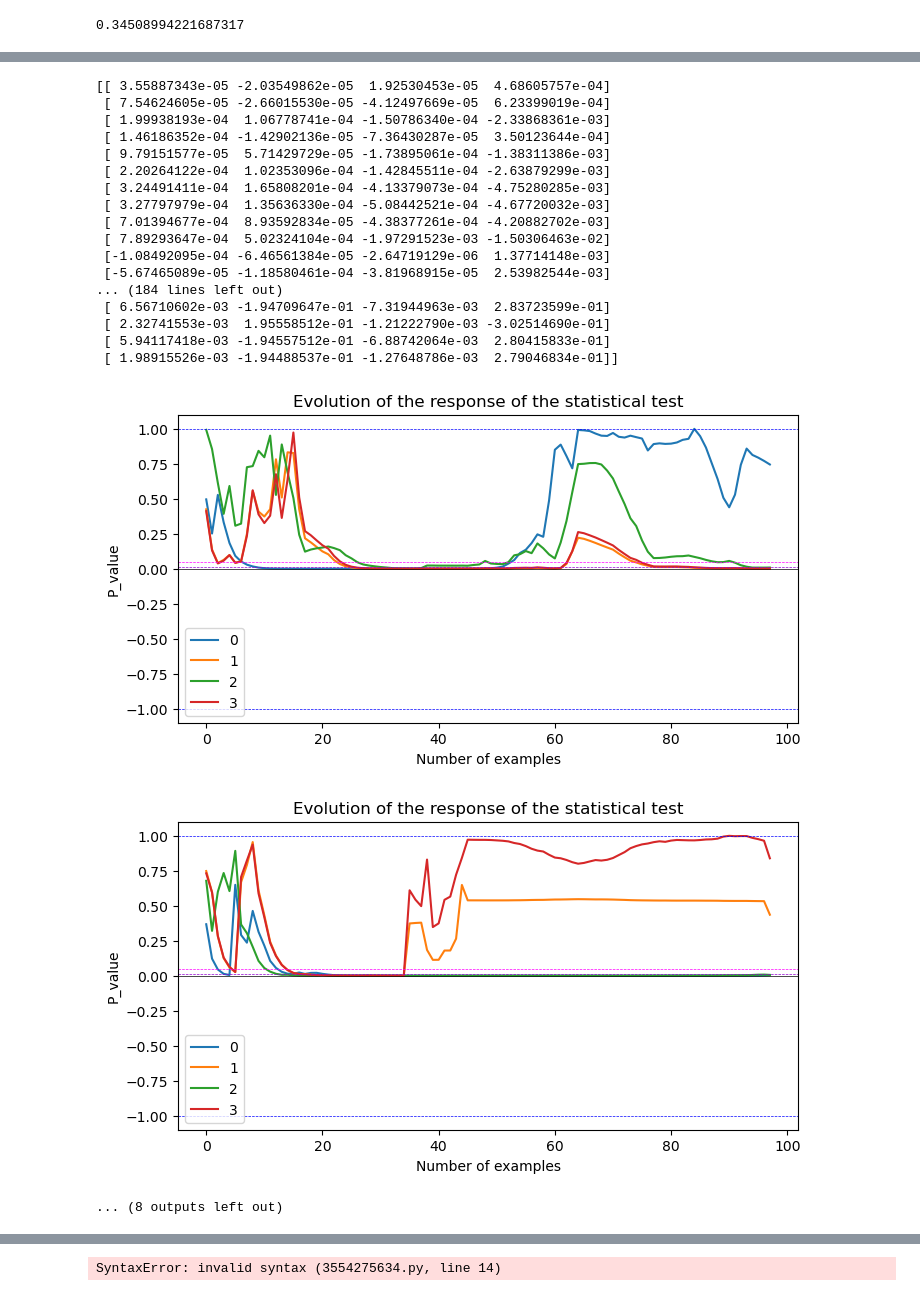
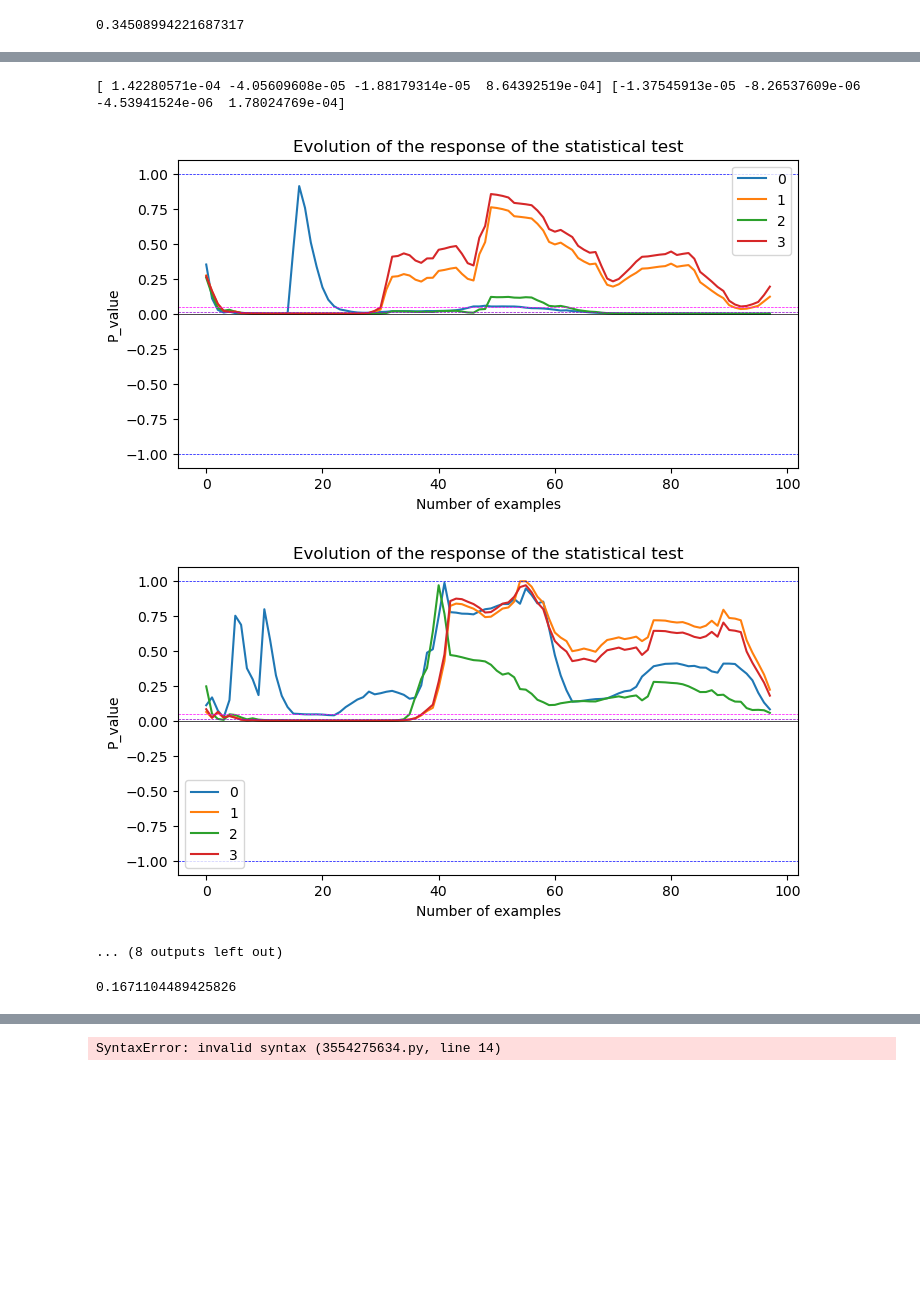
Before and after one commit to ArnaudGardille/RL-OOD-detection, a Jupyter notebook: KNN_model.ipynb, the cells around one changed output, grey strips where cells are left out. Saved outputs shown, nothing was run; the diff lists cells and outputs as text; code cells hidden in the pictures; blank space fills up the shorter version.

Commit message:
working martingal model

```diff
--- a/KNN_model.ipynb
+++ b/KNN_model.ipynb
@@ -12,14 +13,23 @@ env = instanciate_cartpole(default_values)
 # %% [markdown]
 ### Create dataset
 # %%
-def create_dataset(nb_steps = 100000,state_size = 4,action_size = 1,memory_size = 10):
+env = instanciate_cartpole(default_values)
+
+
+def create_dataset(env, nb_steps = 10000, memory_size = 10):
+
+    obs_limits = get_space_limits(env.observation_space)
+    act_limits = get_space_limits(env.action_space)
+    env = Memory(env, memory_size)
+    state_size = env.obs_limits[0].shape[0]
+    action_size = env.act_limits[0].shape[0]
+
     input_size = memory_size*(state_size+action_size)
 
     X = np.zeros((nb_steps, input_size))
     y = np.zeros((nb_steps, state_size))
 
-    env = instanciate_cartpole(default_values)
-    env = Memory(env, memory_size)
+
     observation = env.reset()
 
     pbar = trange(nb_steps)
@@ -40,7 +50,7 @@ def create_dataset(nb_steps = 100000,state_size = 4,action_size = 1,memory_size
 
     return X, y
 # %%
-X_pred, y_pred = create_dataset()
+X_pred, y_pred = create_dataset(env)
 os.makedirs(path/'Dataset'/'pred', exist_ok=True)
 np.save(path/'Dataset'/'pred'/'X.npy', X_pred)
 np.save(path/'Dataset'/'pred'/'y.npy', y_pred)
@@ -234,7 +244,8 @@ def detect_ood(nb_ep = 100,state_size = 4,action_size = 1,memory_size = 10):
 
     pbar = trange(nb_ep)
     res = []
-    err_preds = []
+    real_errors = []
+    pred_errors = []
     pred_diffs = []
 
     terminated=False
@@ -253,10 +264,13 @@ def detect_ood(nb_ep = 100,state_size = 4,action_size = 1,memory_size = 10):
 
         real_diff = np.array(observation-previous_obs)
         pred_diff = pred_model.predict(history[None,:])[0]
+        pred_error = conf_model.predict(history[None,:])[0]
         #real_diffs.append(real_diff)
         pred_diffs.append(pred_diff)
-        err_pred = real_diff - pred_diff
-        err_preds.append(err_pred)
+        real_error = real_diff - pred_diff
+        real_errors.append(real_error)
+
+        pred_errors.append(pred_error)
 
         if terminated:
             observation = env.reset()
@@ -267,12 +281,13 @@ def detect_ood(nb_ep = 100,state_size = 4,action_size = 1,memory_size = 10):
         print()
         """
     pred_diffs = np.array(pred_diffs)
-    err_preds = np.array(err_preds)
+    real_errors = np.array(real_errors)
+    pred_errors = np.array(pred_errors)
     #print(err_preds)
-    evol_test(err_preds, path/'Plots')
+    evol_test(real_errors, path/'Plots')
 
-    print(err_preds/pred_diffs)
-    res.append(corrected_test(err_preds, pred_diffs))
+    print(real_errors[0], pred_errors[0])
+    res.append(corrected_test(real_errors, pred_errors))
     #res.append(z_test(err_preds))
 
     return np.array(res)
@@ -436,20 +307,4 @@ for i in range(10):
-[[ 3.55887343e-05 -2.03549862e-05  1.92530453e-05  4.68605757e-04]
- [ 7.54624605e-05 -2.66015530e-05 -4.12497669e-05  6.23399019e-04]
- [ 1.99938193e-04  1.06778741e-04 -1.50786340e-04 -2.33868361e-03]
- [ 1.46186352e-04 -1.42902136e-05 -7.36430287e-05  3.50123644e-04]
- [ 9.79151577e-05  5.71429729e-05 -1.73895061e-04 -1.38311386e-03]
- [ 2.20264122e-04  1.02353096e-04 -1.42845511e-04 -2.63879299e-03]
- [ 3.24491411e-04  1.65808201e-04 -4.13379073e-04 -4.75280285e-03]
- [ 3.27797979e-04  1.35636330e-04 -5.08442521e-04 -4.67720032e-03]
- [ 7.01394677e-04  8.93592834e-05 -4.38377261e-04 -4.20882702e-03]
- [ 7.89293647e-04  5.02324104e-04 -1.97291523e-03 -1.50306463e-02]
- [-1.08492095e-04 -6.46561384e-05 -2.64719129e-06  1.37714148e-03]
- [-5.67465089e-05 -1.18580461e-04 -3.81968915e-05  2.53982544e-03]
-... (184 lines left out)
- [ 6.56710602e-03 -1.94709647e-01 -7.31944963e-03  2.83723599e-01]
- [ 2.32741553e-03  1.95558512e-01 -1.21222790e-03 -3.02514690e-01]
- [ 5.94117418e-03 -1.94557512e-01 -6.88742064e-03  2.80415833e-01]
- [ 1.98915526e-03 -1.94488537e-01 -1.27648786e-03  2.79046834e-01]]
+[ 1.42280571e-04 -4.05609608e-05 -1.88179314e-05  8.64392519e-04] [-1.37545913e-05 -8.26537609e-06 -4.53941524e-06  1.78024769e-04]
-[figure, old version]
+[figure, new version]
-[figure, old version]
+[figure, new version]
 ... (8 outputs left out)
@@ -455,0 +325,4 @@ for i in range(10):
+# %%
+martingale(np.random.rand(100))
+# %% [output]
+0.1671104489425826
```
Also changed, not shown: parts of 17 cells of this notebook, 5 other files.
